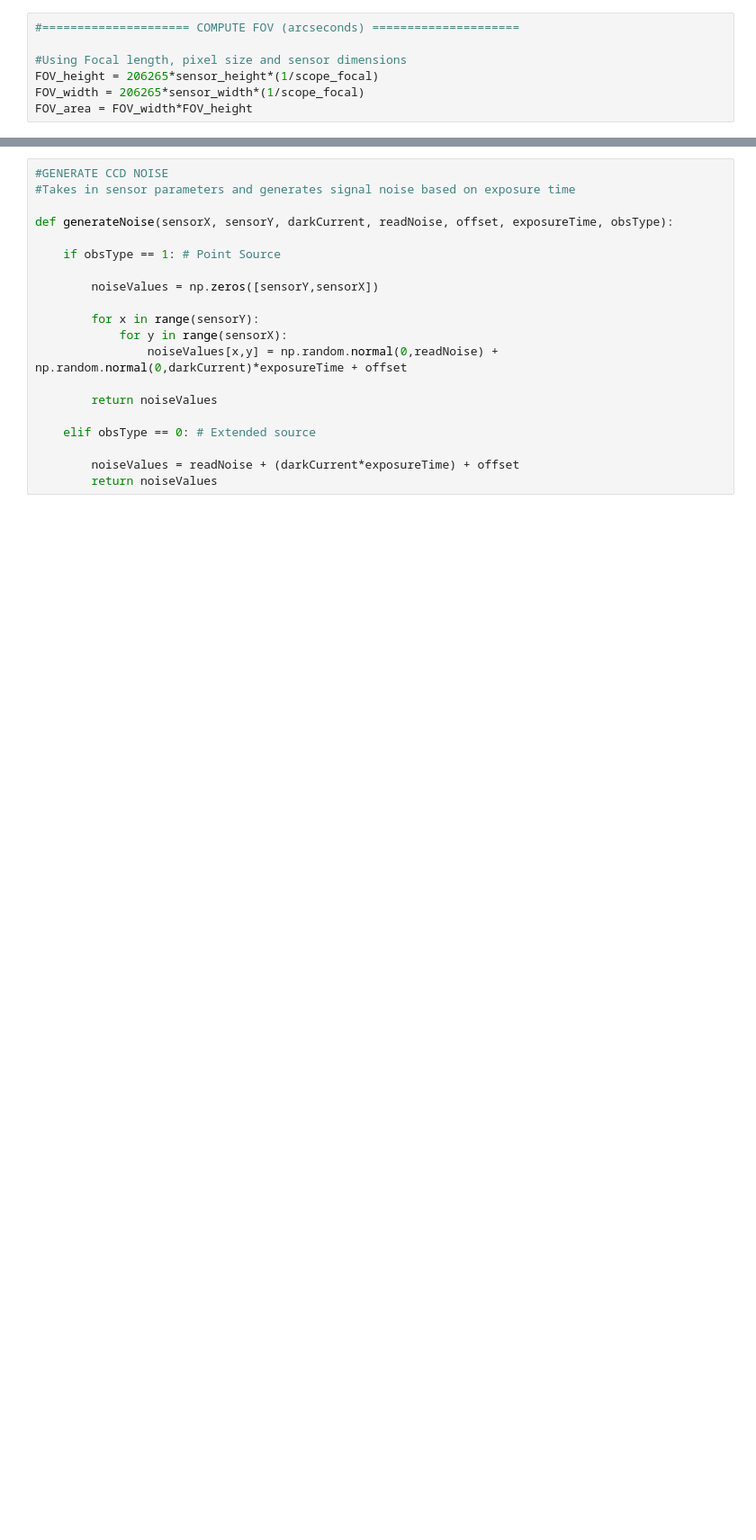
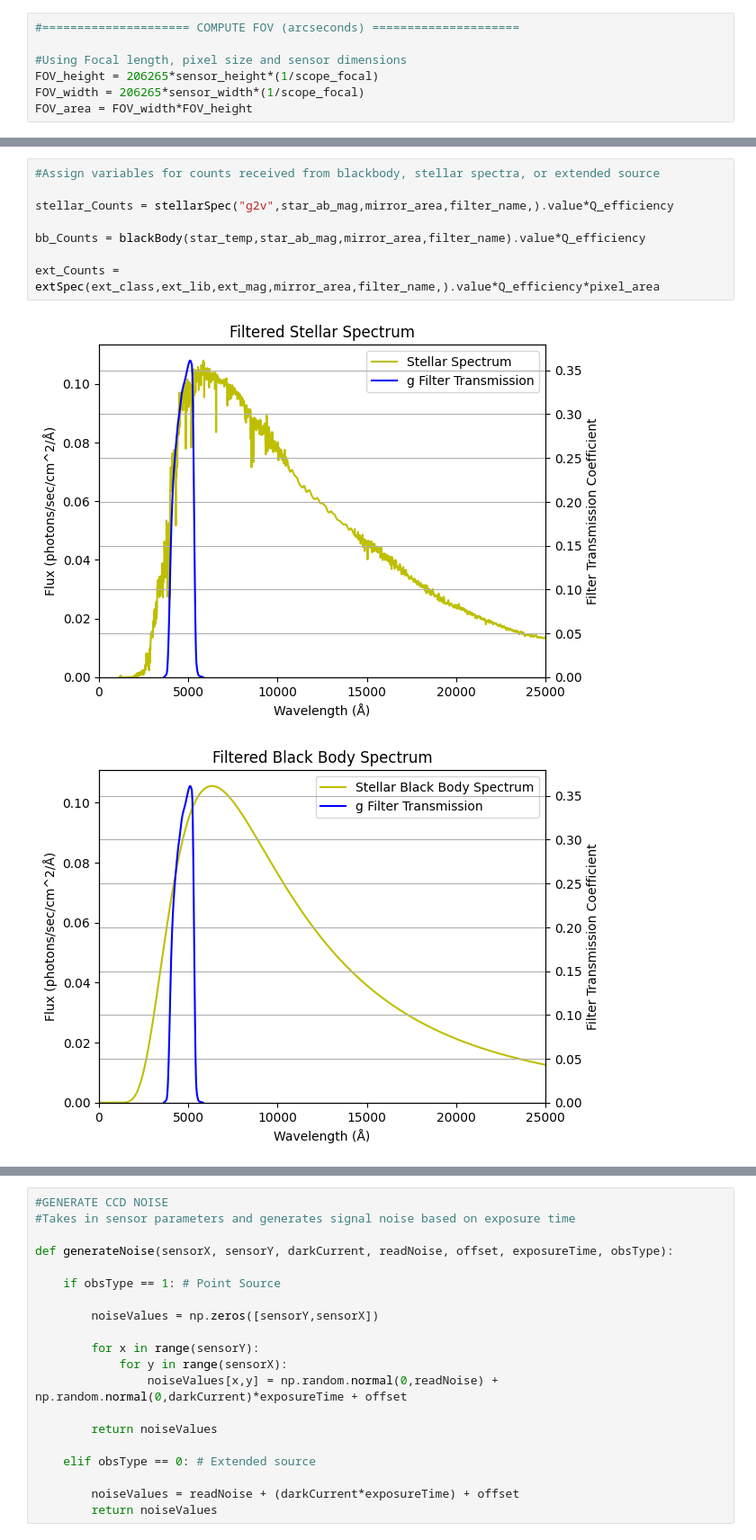
Before and after one commit to RJWier/Glenlea-ETC, a Jupyter notebook: EXPOSURE_TIME_CALCULATOR.ipynb, the cells around one changed output, grey strips where cells are left out. Shown: that part at 90% size. Saved outputs shown, nothing was run; the diff lists cells and outputs as text; blank space fills up the shorter version.

```diff
--- a/EXPOSURE_TIME_CALCULATOR.ipynb
+++ b/EXPOSURE_TIME_CALCULATOR.ipynb
@@ -355,0 +255,11 @@ def spreadCounts(sensorX, sensorY, totalCounts, fwhm, exposureTime, fullWell):
+# %%
+#Assign variables for counts received from blackbody, stellar spectra, or extended source
+
+stellar_Counts = stellarSpec("g2v",star_ab_mag,mirror_area,filter_name,).value*Q_efficiency
+
+bb_Counts = blackBody(star_temp,star_ab_mag,mirror_area,filter_name).value*Q_efficiency
+
+ext_Counts = extSpec(ext_class,ext_lib,ext_mag,mirror_area,filter_name,).value*Q_efficiency*pixel_area
+# %% [output]
+[figure, added]
+[figure, added]
```
Also changed, not shown: parts of 31 cells of this notebook.
